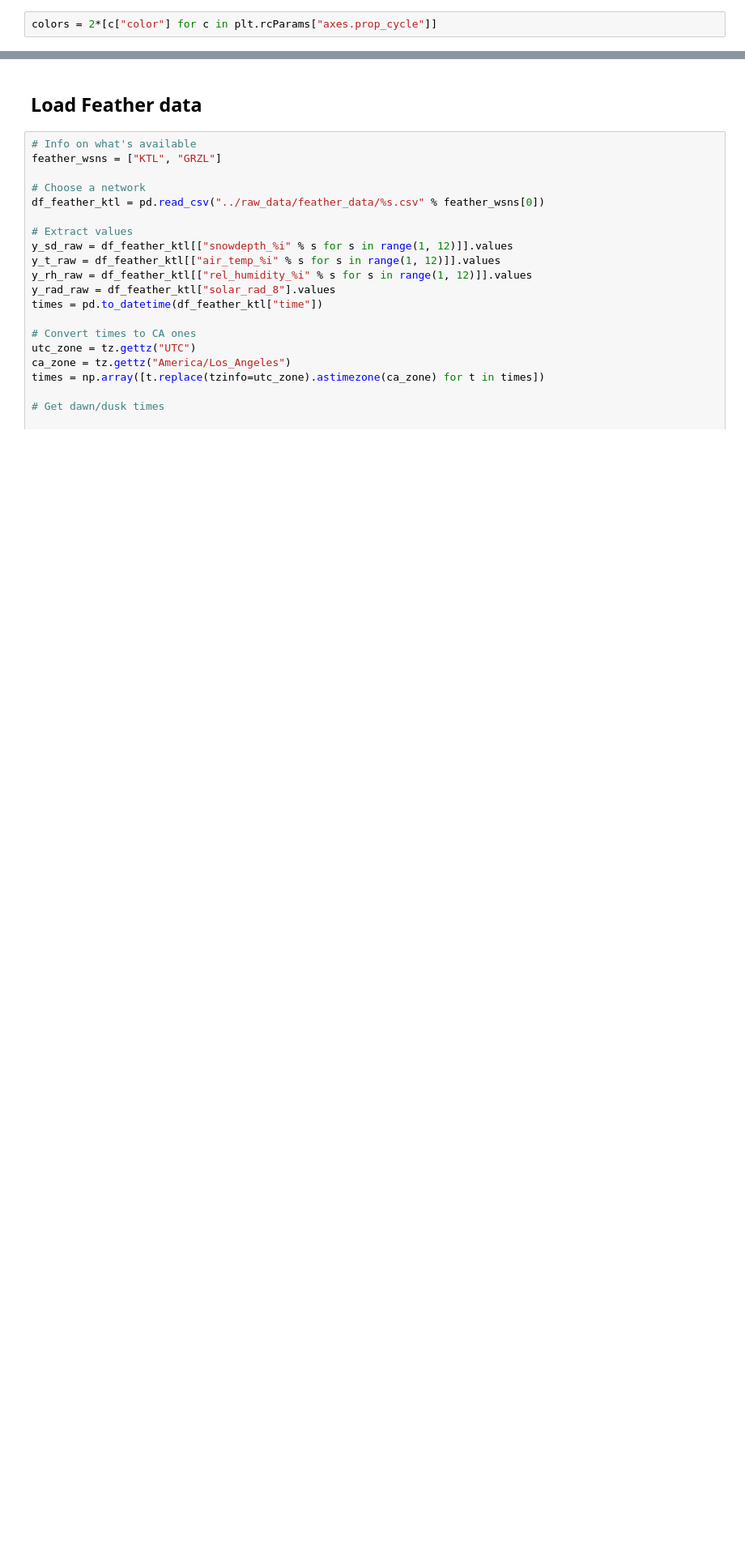
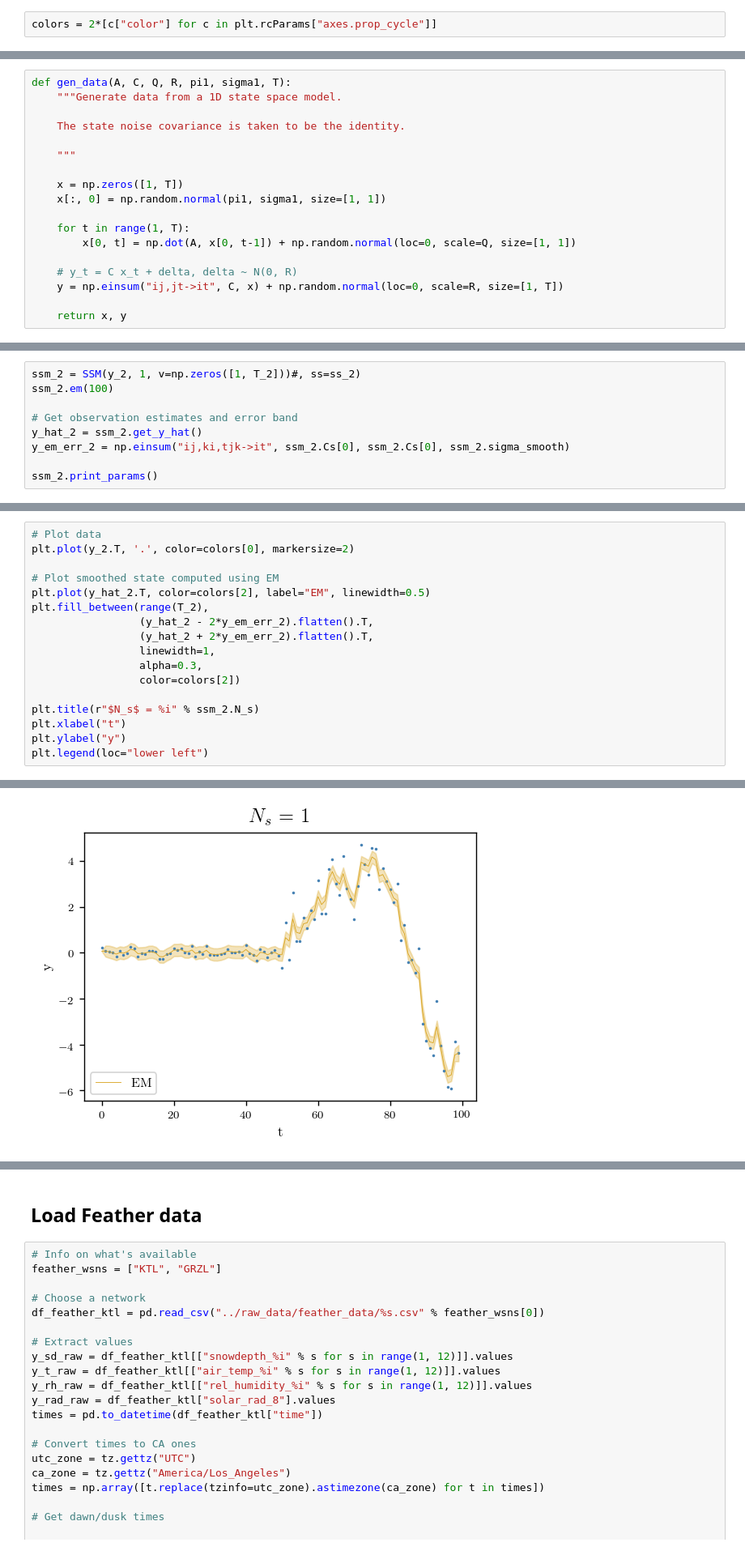
Before and after one commit to adam-coogan/snow_data_cleaning, a Jupyter notebook: scripts/SSM class test.ipynb, the cells around one changed output, grey strips where cells are left out. Shown at 81% size. Drawn from its saved outputs; the diff is of its cells as text; blank space fills up the shorter version.

```diff
--- a/scripts/SSM class test.ipynb
+++ b/scripts/SSM class test.ipynb
@@ -11,0 +14,18 @@ colors = 2*[c["color"] for c in plt.rcParams["axes.prop_cycle"]]
+# %%
+def gen_data(A, C, Q, R, pi1, sigma1, T):
+    """Generate data from a 1D state space model.
+
+    The state noise covariance is taken to be the identity.
+
+    """
+
+    x = np.zeros([1, T])
+    x[:, 0] = np.random.normal(pi1, sigma1, size=[1, 1])
+
+    for t in range(1, T):
+        x[0, t] = np.dot(A, x[0, t-1]) + np.random.normal(loc=0, scale=Q, size=[1, 1])
+
+    # y_t = C x_t + delta, delta ~ N(0, R)
+    y = np.einsum("ij,jt->it", C, x) + np.random.normal(loc=0, scale=R, size=[1, T])
+
+    return x, y
@@ -11,0 +136,9 @@ colors = 2*[c["color"] for c in plt.rcParams["axes.prop_cycle"]]
+# %%
+ssm_2 = SSM(y_2, 1, v=np.zeros([1, T_2]))#, ss=ss_2)
+ssm_2.em(100)
+
+# Get observation estimates and error band
+y_hat_2 = ssm_2.get_y_hat()
+y_em_err_2 = np.einsum("ij,ki,tjk->it", ssm_2.Cs[0], ssm_2.Cs[0], ssm_2.sigma_smooth)
+
+ssm_2.print_params()
@@ -11,0 +153,18 @@ colors = 2*[c["color"] for c in plt.rcParams["axes.prop_cycle"]]
+# %%
+# Plot data
+plt.plot(y_2.T, '.', color=colors[0], markersize=2)
+
+# Plot smoothed state computed using EM
+plt.plot(y_hat_2.T, color=colors[2], label="EM", linewidth=0.5)
+plt.fill_between(range(T_2),
+                 (y_hat_2 - 2*y_em_err_2).flatten().T,
+                 (y_hat_2 + 2*y_em_err_2).flatten().T,
+                 linewidth=1,
+                 alpha=0.3,
+                 color=colors[2])
+
+plt.title(r"$N_s$ = %i" % ssm_2.N_s)
+plt.xlabel("t")
+plt.ylabel("y")
+plt.legend(loc="lower left")
+# %% [output]
@@ -11,0 +172 @@ colors = 2*[c["color"] for c in plt.rcParams["axes.prop_cycle"]]
+[figure, added]
```
Also changed, not shown: parts of 11 cells of this notebook, 1 other file.
